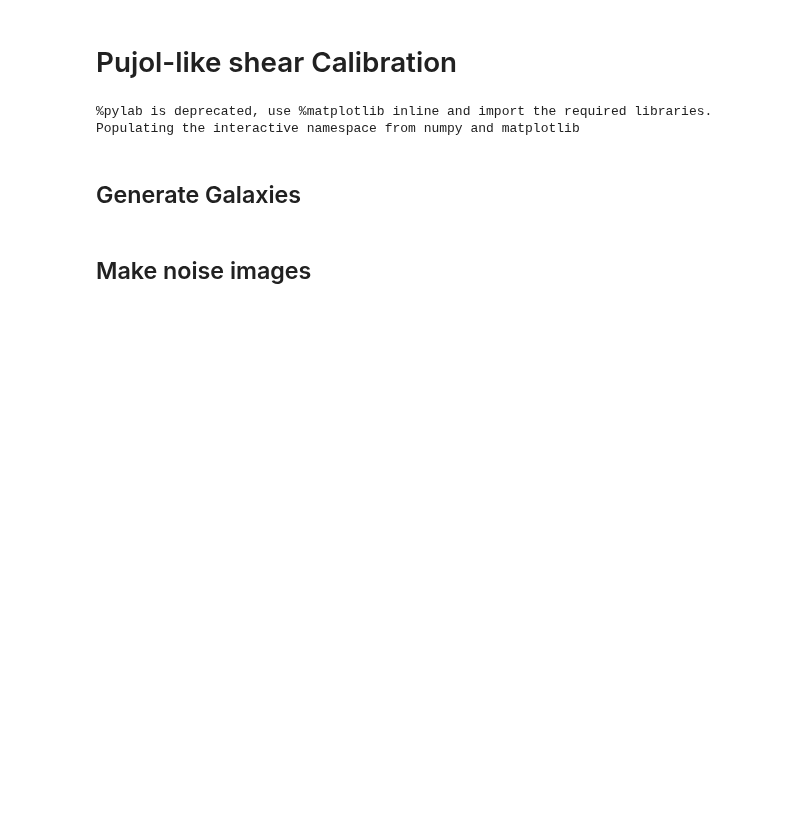
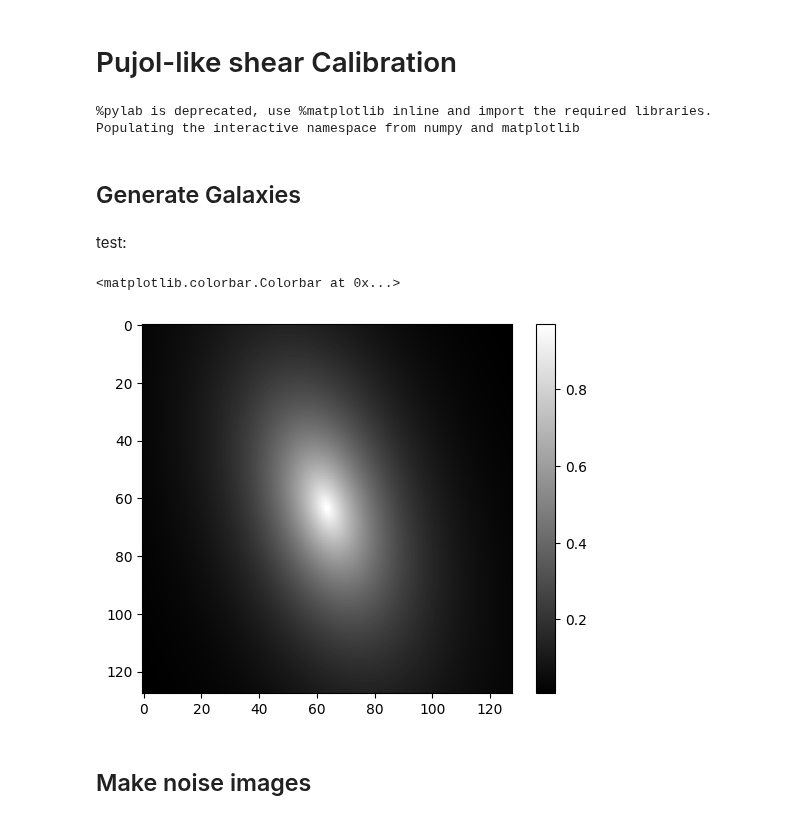
Before and after one commit to andrevitorelli/that-box-over-there, a Jupyter notebook: pujol.ipynb, the cells around one changed output. Drawn from its saved outputs; the diff is of its cells as text; code cells hidden in the pictures; blank space fills up the shorter version.

```diff
--- a/pujol.ipynb
+++ b/pujol.ipynb
@@ -20,6 +20,14 @@ def generate_gal(i):
   gal_flux = 10**(-(gal_mag-mag_zp)/2.5)
   gal = gal.withFlux(gal_flux)
   return gal
+# %% [markdown]
+test:
+# %%
+gal = generate_gal(2)
+imshow(gal.drawImage(nx=128,ny=128,scale=0.01).array,cmap="gist_gray");colorbar()
+# %% [output]
+<matplotlib.colorbar.Colorbar at 0x...>
+[figure, added]
 # %% [markdown]
 ## Make noise images
 # %%
```
Also changed, not shown: parts of 11 cells of this notebook, 2 other files.
